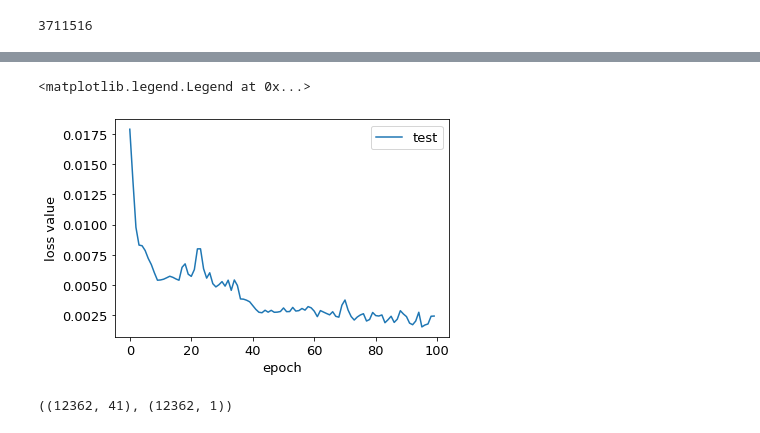
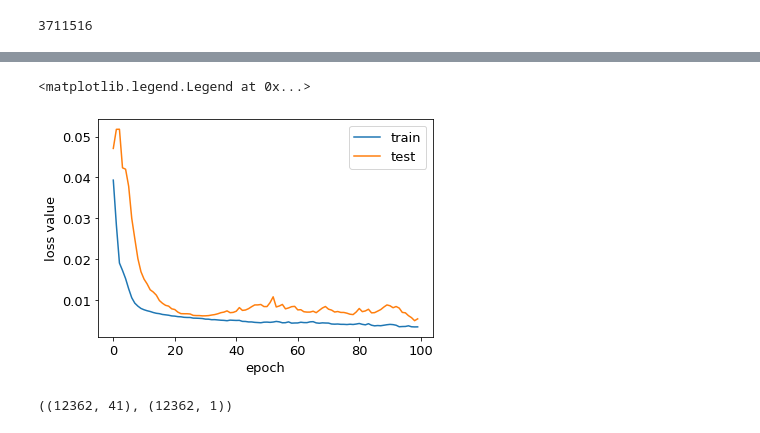
Before and after one commit to Willett-Group/transformer, a Jupyter notebook: tmp2m_forecasting_newtransformer.ipynb, the cells around one changed output, grey strips where cells are left out. Cells and saved outputs as stored; diff of their text form; code cells hidden in the pictures.

```diff
--- a/tmp2m_forecasting_newtransformer.ipynb
+++ b/tmp2m_forecasting_newtransformer.ipynb
@@ -123,14 +123,14 @@ train_data = torch.FloatTensor(train_data_array)
 test_data = torch.FloatTensor(test_data_array)
 y_train = torch.FloatTensor(y_train)
 # %%
-def create_sequence(input_data, train_window):  #  Create sequences of observations for training
+def create_sequence(input_data, train_window, pred_window):  #  Create sequences of observations for training
     seq = []
     L = len(input_data)
     feature_size = input_data[0].shape[0]
     print('feature_size', feature_size)
     for i in range(L - train_window-pred_window):
         train_seq = input_data[i:i+train_window]
-        train_label = input_data[i+train_window-1,feature_size-1] # get y_t+14
+        train_label = input_data[i+train_window+pred_window-1,feature_size-1] # get y_t+14
 #         train_label = input_data[i + train_window + pred_window]
         seq.append((train_seq ,train_label))
 
@@ -139,7 +139,7 @@ def create_sequence(input_data, train_window):  #  Create sequences of observati
 # %%
 train_window = 90
 pred_window = 28
-train_seq = create_sequence(train_data, train_window)
+train_seq = create_sequence(train_data, train_window, pred_window)
 # %% [output]
 feature_size 41
 train_seq, train_label torch.Size([90, 41]) torch.Size([])
@@ -165,7 +165,7 @@ class SeqDataset(Dataset):
     def __len__(self):
         return len(train_seq) #self._x.shape[0]
 # %%
-BATCH_SIZE = 64
+BATCH_SIZE = 128
 dataset_train = SeqDataset(train_seq)
 dataloader_train = DataLoader(dataset_train,
                               batch_size=BATCH_SIZE,
@@ -302,14 +294,14 @@ NotebookApp.rate_limit_window=3.0 (secs)
 # %%
-# plt.plot(hist_loss, label='train')
-# plt.xlabel('epoch')
-# plt.ylabel('loss value')
+plt.plot(hist_loss, label='train')
+plt.xlabel('epoch')
+plt.ylabel('loss value')
 plt.plot(hist_loss_val,  label='test')
 plt.xlabel('epoch')
 plt.ylabel('loss value')
 plt.legend()
 # %% [output]
 <matplotlib.legend.Legend at 0x...>
-[figure, old version]
+[figure, new version]
 # %%
 train_test_total = np.concatenate((train_data_array, test_data_array))
 
```
Also changed, not shown: parts of 15 cells of this notebook.
